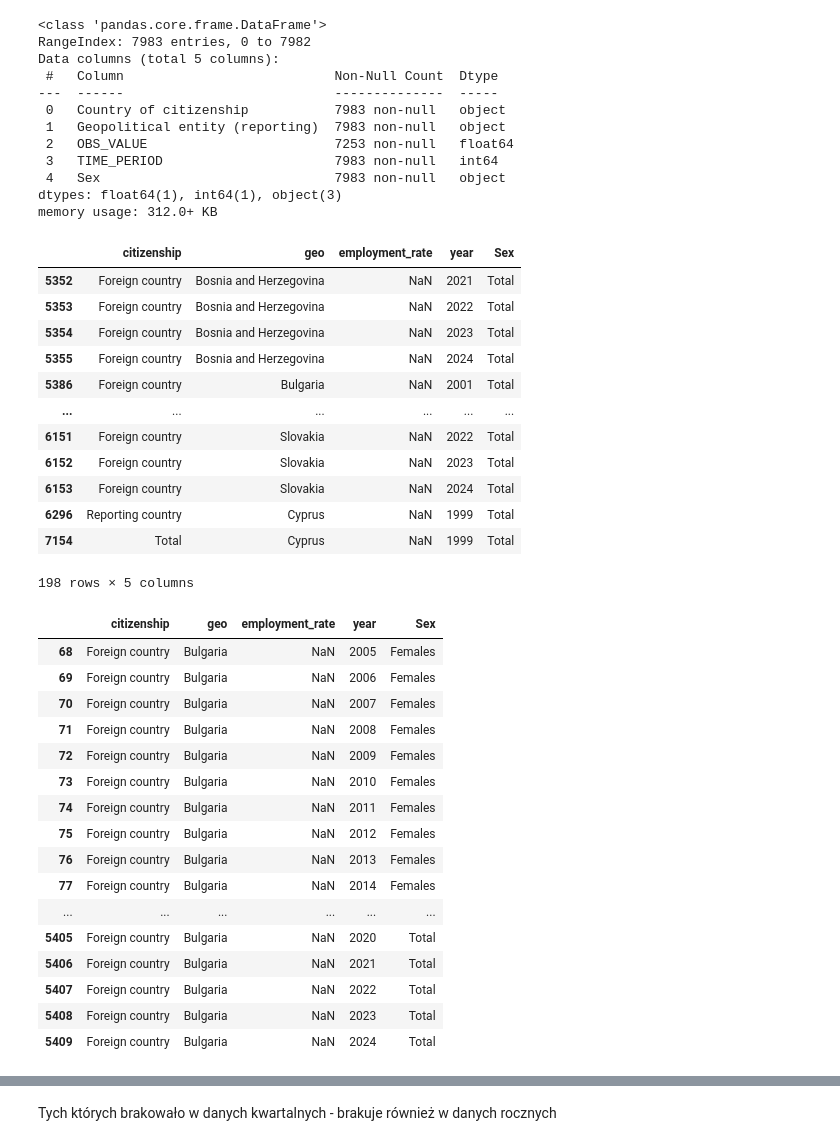
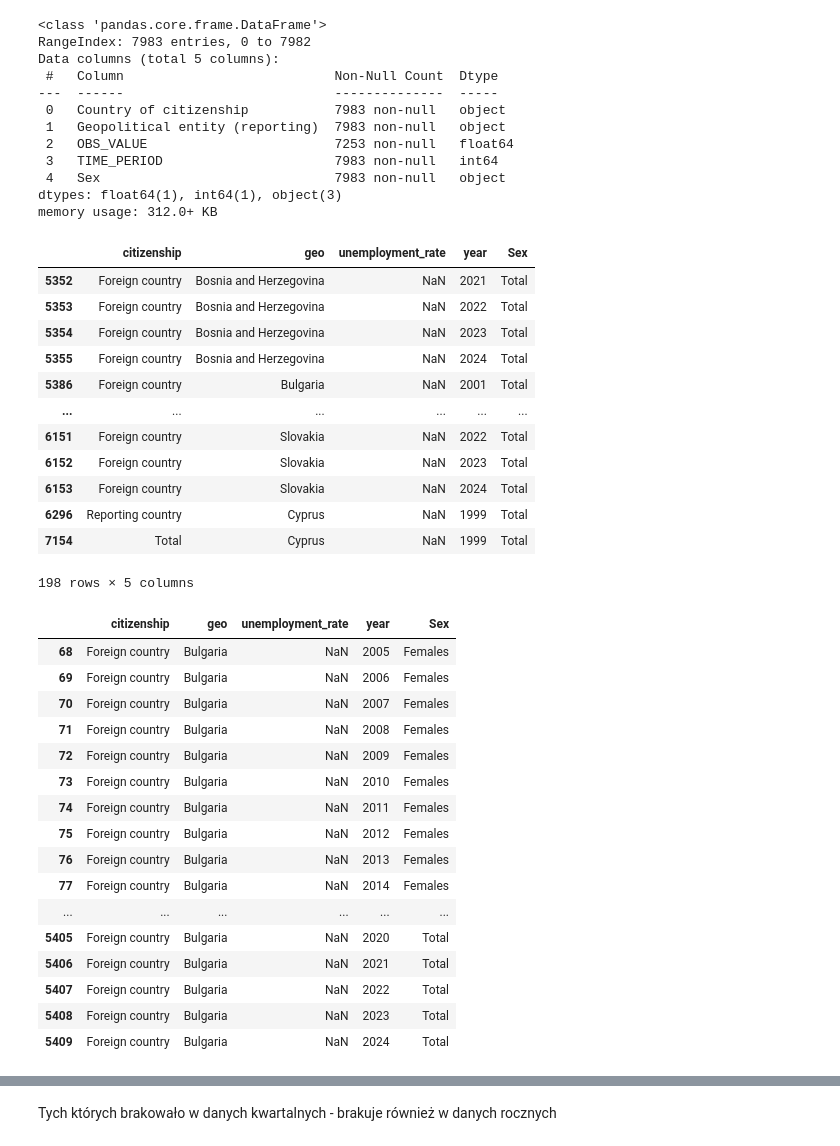
Before and after one commit to natix-x/Data-mining-in-Migration-Analysis, a Jupyter notebook: data_preprocessing/other/unemployment_rates.ipynb, the cells around one changed output, grey strips where cells are left out. Drawn from its saved outputs; the diff is of its cells as text; code cells hidden in the pictures.

```diff
--- a/data_preprocessing/other/unemployment_rates.ipynb
+++ b/data_preprocessing/other/unemployment_rates.ipynb
@@ -127,13 +127,13 @@ memory usage: 312.0+ KB
 an_df = an_df.rename(columns={
     "Geopolitical entity (reporting)": "geo",
     "TIME_PERIOD": "year",
-    "OBS_VALUE": "employment_rate",
+    "OBS_VALUE": "unemployment_rate",
     "Country of citizenship": "citizenship"
 })
 # %%
-an_df[(an_df['Sex'] == 'Total') & an_df['employment_rate'].isna()]
+an_df[(an_df['Sex'] == 'Total') & an_df['unemployment_rate'].isna()]
 # %% [output]
-|  | citizenship | geo | employment_rate | year | Sex |
+|  | citizenship | geo | unemployment_rate | year | Sex |
 | 5352 | Foreign country | Bosnia and Herzegovina | NaN | 2021 | Total |
 | 5353 | Foreign country | Bosnia and Herzegovina | NaN | 2022 | Total |
 | 5354 | Foreign country | Bosnia and Herzegovina | NaN | 2023 | Total |
@@ -152,7 +152,7 @@ temp = an_df[(an_df['geo'].isin(selected_countries)) & (an_df['year'] >= 2005)]
 # %%
 temp[(temp['citizenship'] == 'Foreign country') & (temp['geo'] == 'Bulgaria')]
 # %% [output]
-|  | citizenship | geo | employment_rate | year | Sex |
+|  | citizenship | geo | unemployment_rate | year | Sex |
 | 68 | Foreign country | Bulgaria | NaN | 2005 | Females |
 | 69 | Foreign country | Bulgaria | NaN | 2006 | Females |
 | 70 | Foreign country | Bulgaria | NaN | 2007 | Females |
```
Also changed, not shown: parts of 4 cells of this notebook.
